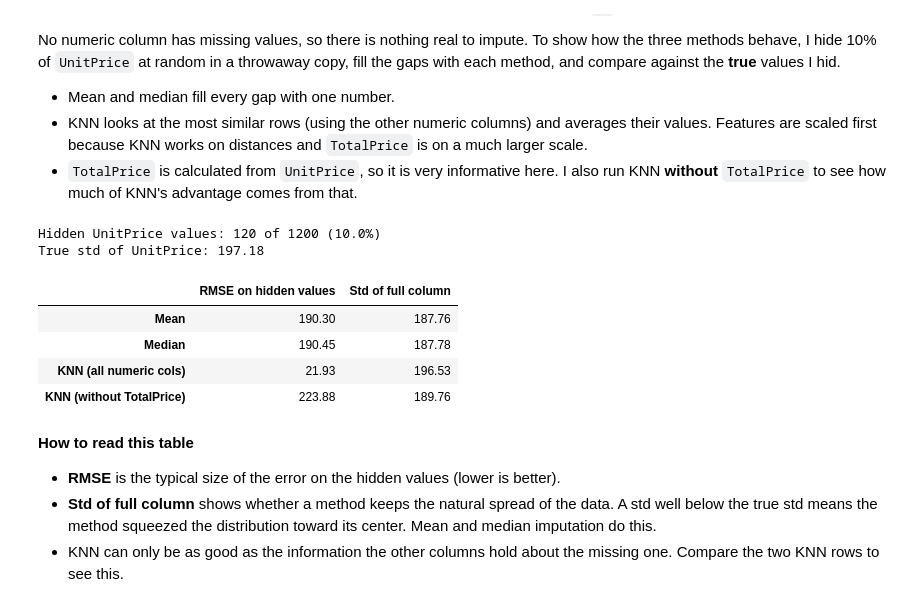
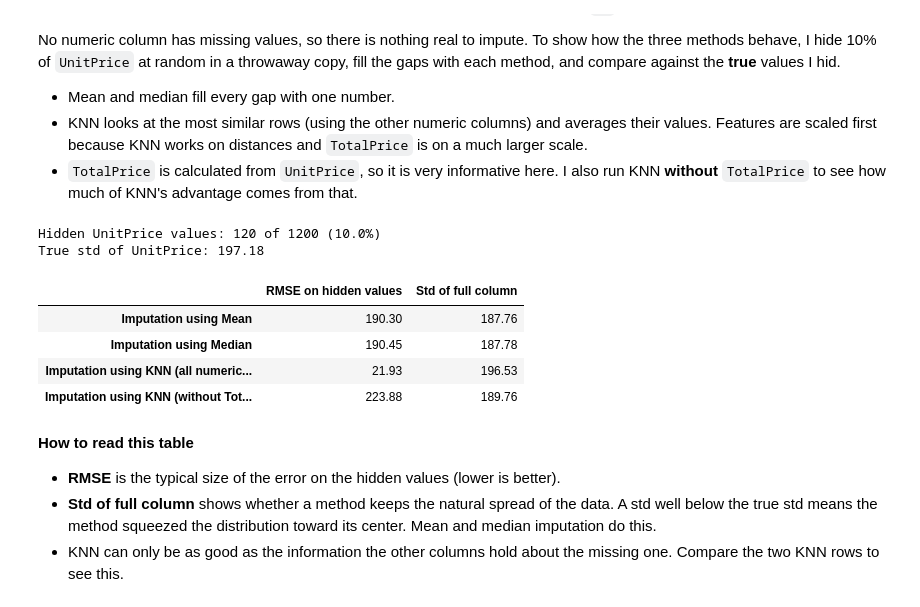
Before and after one commit to praiseemma/DecodeLabs-Internship, a Jupyter notebook: Project-1/project1_eda_feature_engineering.ipynb, the cells around one changed output. Drawn from its saved outputs; the diff is of its cells as text; code cells hidden in the pictures.

```diff
--- a/Project-1/project1_eda_feature_engineering.ipynb
+++ b/Project-1/project1_eda_feature_engineering.ipynb
@@ -258,41 +258,41 @@ sim_true = df[num_cols].copy()                 # complete data = ground truth
 mask = np.zeros(len(sim_true), dtype=bool)
 mask[rng.choice(len(sim_true), size=int(0.10 * len(sim_true)), replace=False)] = True   # exactly 10%, chosen at random
 sim = sim_true.copy()
 sim.loc[mask, "UnitPrice"] = np.nan
 print(f"Hidden UnitPrice values: {mask.sum()} of {len(sim)} ({mask.mean():.1%})")
 
 true_vals = sim_true.loc[mask, "UnitPrice"]
 
 def knn_impute(frame, cols, k=5):
     scaler = StandardScaler()
     scaled = scaler.fit_transform(frame[cols])
     filled = KNNImputer(n_neighbors=k).fit_transform(scaled)
     return pd.DataFrame(scaler.inverse_transform(filled), columns=cols, index=frame.index)["UnitPrice"]
 
 imputed = {
-    "Mean":   sim["UnitPrice"].fillna(sim["UnitPrice"].mean()),
-    "Median": sim["UnitPrice"].fillna(sim["UnitPrice"].median()),
-    "KNN (all numeric cols)": knn_impute(sim, num_cols),
-    "KNN (without TotalPrice)": knn_impute(sim, ["Quantity", "UnitPrice", "ItemsInCart"]),
+    "Imputation using Mean":   sim["UnitPrice"].fillna(sim["UnitPrice"].mean()),
+    "Imputation using Median": sim["UnitPrice"].fillna(sim["UnitPrice"].median()),
+    "Imputation using KNN (all numeric cols)": knn_impute(sim, num_cols),
+    "Imputation using KNN (without TotalPrice)": knn_impute(sim, ["Quantity", "UnitPrice", "ItemsInCart"]),
 }
 
 results = pd.DataFrame({
     name: {
         "RMSE on hidden values": float(np.sqrt(((s[mask] - true_vals) ** 2).mean())),
         "Std of full column": float(s.std()),
     }
     for name, s in imputed.items()
 }).T.round(2)
 print("True std of UnitPrice:", round(sim_true["UnitPrice"].std(), 2))
 results
 # %% [output]
 Hidden UnitPrice values: 120 of 1200 (10.0%)
 True std of UnitPrice: 197.18
 |  | RMSE on hidden values | Std of full column |
-| Mean | 190.30 | 187.76 |
-| Median | 190.45 | 187.78 |
-| KNN (all numeric cols) | 21.93 | 196.53 |
-| KNN (without TotalPrice) | 223.88 | 189.76 |
+| Imputation using Mean | 190.30 | 187.76 |
+| Imputation using Median | 190.45 | 187.78 |
+| Imputation using KNN (all numeric... | 21.93 | 196.53 |
+| Imputation using KNN (without Tot... | 223.88 | 189.76 |
 # %% [markdown]
 **How to read this table**
 - **RMSE** is the typical size of the error on the hidden values (lower is better).
```
Also changed, not shown: 37 other files.
